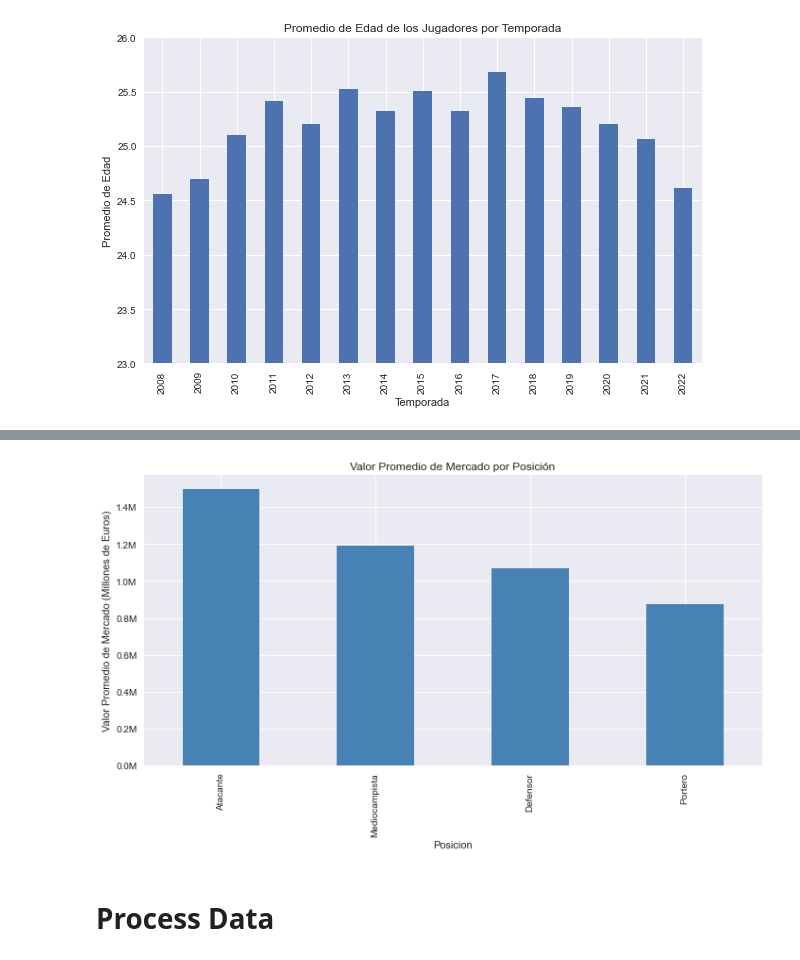
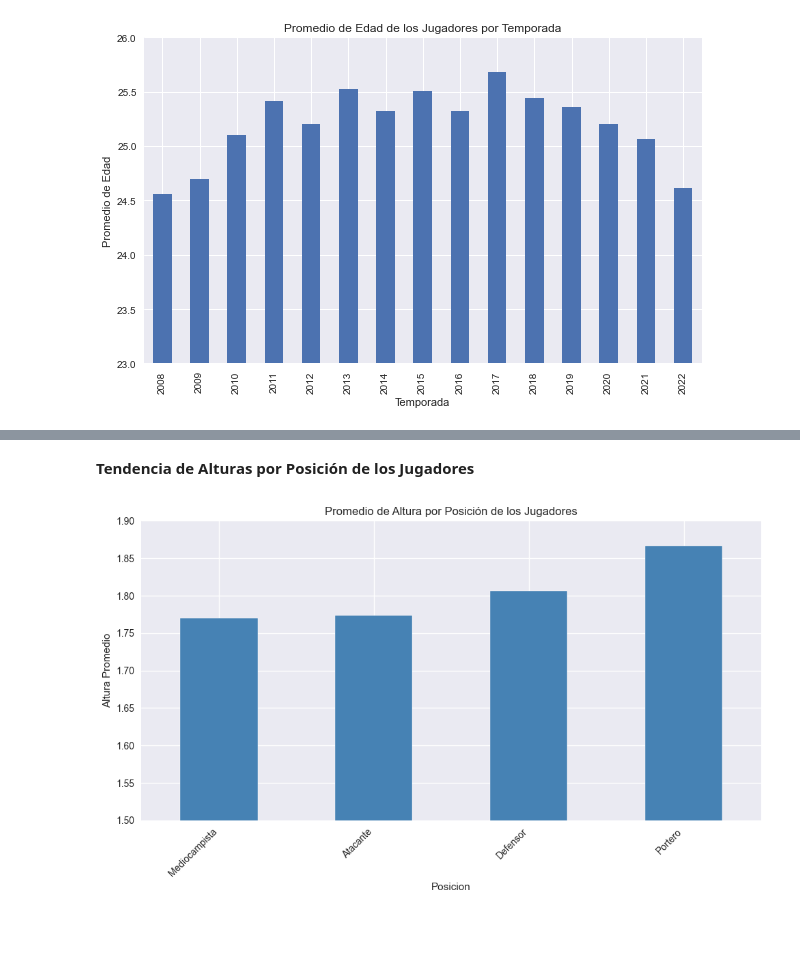
Before and after one commit to RODRIGORUBIO1991/PythonCode, a Jupyter notebook: Football/TransferMarket.ipynb, the cells around one changed output, grey strips where cells are left out. Drawn from its saved outputs; the diff is of its cells as text; code cells hidden in the pictures; blank space fills up the shorter version.

```diff
--- a/Football/TransferMarket.ipynb
+++ b/Football/TransferMarket.ipynb
@@ -520,10 +534,10 @@ posiciones_actualizadas = {
 }
 
 # Crear la nueva columna "Posiciones Actualizada"
-df['Posiciones Actualizada'] = df['Posicion'].map(posiciones_actualizadas)
+df['Posiciones Actualizadas'] = df['Posicion'].map(posiciones_actualizadas)
 
 # Calcular la tabla de segregación por posición
-seg_table = pd.crosstab(df["Posiciones Actualizada"], columns="Count")
+seg_table = pd.crosstab(df["Posiciones Actualizadas"], columns="Count")
 
 # Mostrar la tabla de segregación
 print(seg_table)
@@ -738,0 +797,15 @@ plt.show()
+# %%
+
+# Contar la frecuencia de cada valor en la columna "Pie"
+footed_counts = df["Pie"].value_counts()
+
+# Configurar el estilo del gráfico
+plt.style.use("default")
+
+# Crear el gráfico de torta con fondo blanco
+fig, ax = plt.subplots(figsize=(4, 4))
+ax.set_facecolor("white")
+ax.pie(footed_counts, labels=footed_counts.index, autopct='%1.1f%%')
+ax.set_title("Distribución del Atributo 'Pie'")
+
+plt.show()
@@ -739,36 +854,30 @@ plt.show()
+# %% [markdown]
+**Tendencia de Alturas por Posición de los Jugadores**
 # %%
 
 # Filtrar los jugadores con un valor de mercado mayor a 100,000 euros
-df = df[df["Valor de mercado"] > 100000]
+filtered_df = filtered_df[filtered_df["Valor de mercado"] > 100000]
 
-# Crear la nueva columna "Posiciones Actualizada"
-df['Posiciones Actualizada'] = df['Posicion'].map(posiciones_actualizadas)
+#Calcular el promedio de altura para cada posición
+average_height_per_position = df.groupby("Posiciones Actualizada")["Altura"].mean().sort_values()
 
-# Calcular el valor promedio por posición actualizada
-valor_promedio_por_posicion = df.groupby('Posiciones Actualizada')['Valor de mercado'].mean().sort_values(ascending=False)
+#Crear el gráfico de barras
+fig, ax = plt.subplots(figsize=(10, 6))
+average_height_per_position.plot(kind="bar", ax=ax, color="steelblue")
 
-# Configurar el estilo del gráfico
-plt.style.use("seaborn")
+#Etiquetas del eje X inclinadas a 45 grados
+ax.set_xticklabels(average_height_per_position.index, rotation=45, ha='right')
 
-# Crear el gráfico de barras
-plt.figure(figsize=(10, 6))
-valor_promedio_por_posicion.plot(kind='bar', color='steelblue')
+#Etiquetas de los ejes y título del gráfico
+ax.set_xlabel("Posicion")
+ax.set_ylabel("Altura Promedio")
+ax.set_title("Promedio de Altura por Posición de los Jugadores")
 
-# Formatear el eje Y para mostrar los valores en millones y sin notación exponencial
-def millions_formatter(x, pos):
-    return f'{x / 1e6:.1f}M'
+# Establecer límites en el eje Y
+ax.set_ylim(1.5, 1.9)
 
-plt.gca().yaxis.set_major_formatter(FuncFormatter(millions_formatter))
-
-# Etiquetas de los ejes y título del gráfico
-plt.xlabel("Posicion")
-plt.ylabel("Valor Promedio de Mercado (Millones de Euros)")
-plt.title("Valor Promedio de Mercado por Posición")
-
-# Mostrar el gráfico
+#Mostrar el gráfico
 plt.tight_layout()
 plt.show()
 # %% [output]
-[figure, old version]
+[figure, new version]
-# %% [markdown]
-# Process Data
```
Also changed, not shown: parts of 53 cells of this notebook.
